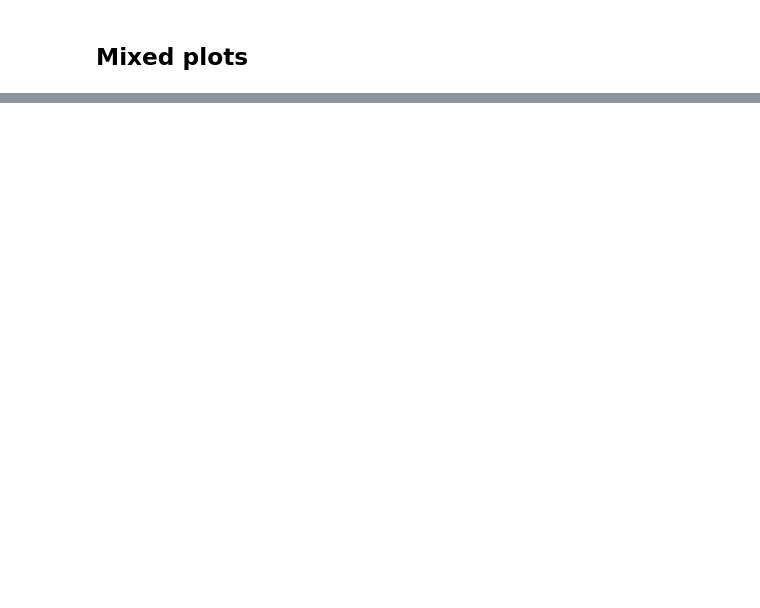
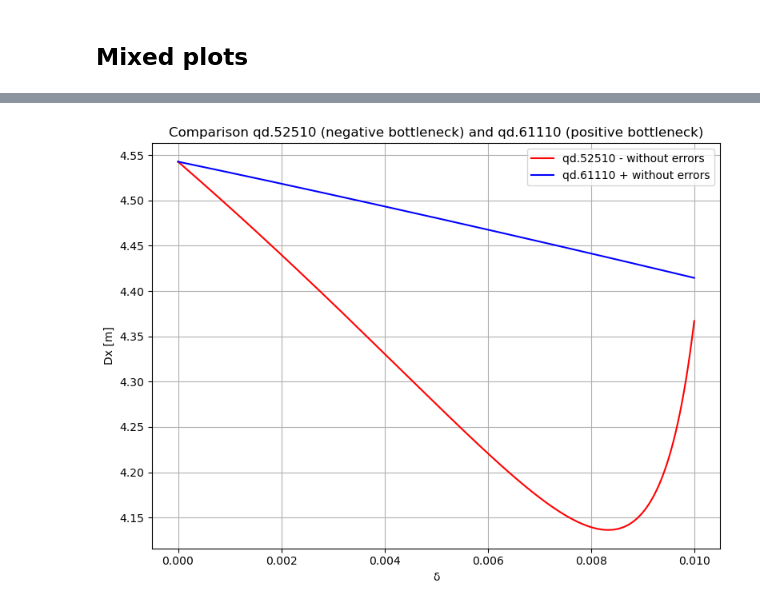
Before and after one commit to lisepauwels/sps_simulations, a Jupyter notebook: Prototyping/20260126/twiss_parameters.ipynb, the cells around one changed output, grey strips where cells are left out. Cells and saved outputs as stored; diff of their text form; code cells hidden in the pictures; blank space fills up the shorter version.

```diff
--- a/Prototyping/20260126/twiss_parameters.ipynb
+++ b/Prototyping/20260126/twiss_parameters.ipynb
@@ -457,0 +465,5 @@ fig, ax = plot_betx(delta_values_lin, delta_values_errs, twisses_lin, twisses_er
+# %%
+locs = ['qd.52510', 'qd.61110']
+fig, ax = plot_dx(delta_values_lin, delta_values_errs, twisses_lin, twisses_errs, locs = locs, savename=f'Figures/{locs[0]}_{locs[1]}_dx')
+# %% [output]
+[figure, added]
```
Also changed, not shown: parts of 7 cells of this notebook, 29 other files.
